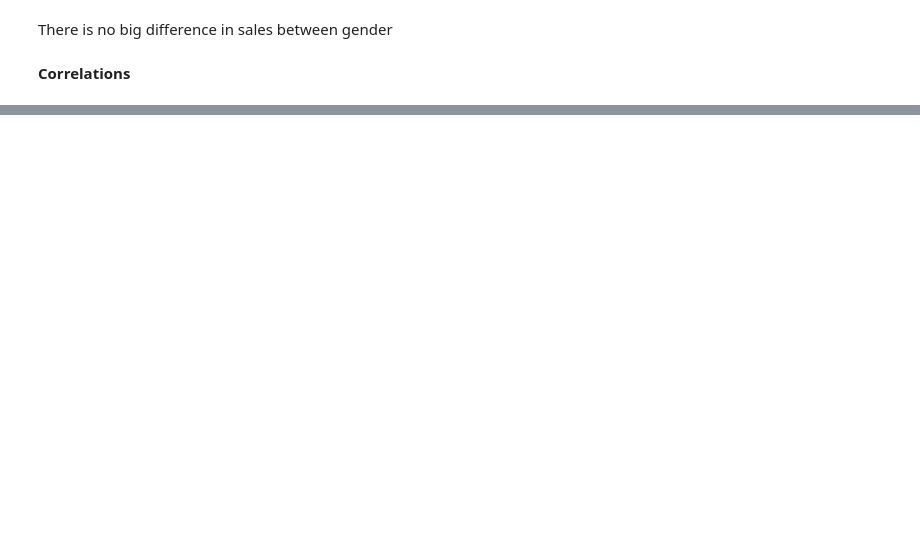
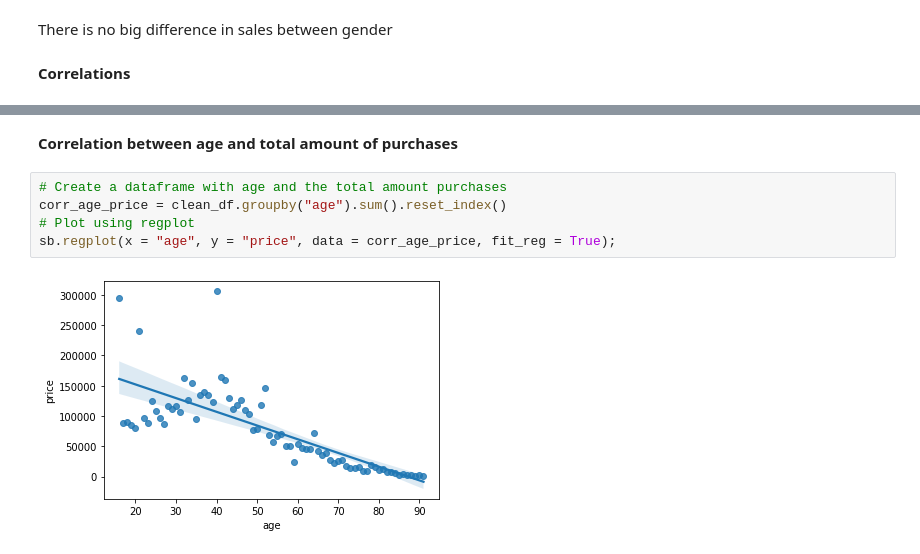
Before and after one commit to furawa/OC_data_analyst_projects, a Jupyter notebook: 02_analyze_company_sales/analyze_company_sales.ipynb, the cells around one changed output, grey strips where cells are left out. Saved outputs shown, nothing was run; the diff lists cells and outputs as text; blank space fills up the shorter version.

```diff
--- a/02_analyze_company_sales/analyze_company_sales.ipynb
+++ b/02_analyze_company_sales/analyze_company_sales.ipynb
@@ -498 +502,10 @@ sb.catplot(x = "sex", y = "price", col = "category", kind = "violin" ,split = Tr
+# %% [markdown]
+**Correlation between age and total amount of purchases**
+# %%
+# Create a dataframe with age and the total amount purchases
+corr_age_price = clean_df.groupby("age").sum().reset_index()
+# Plot using regplot
+sb.regplot(x = "age", y = "price", data = corr_age_price, fit_reg = True);
+# %% [output]
+[figure, added]
 # %%
```
Also changed, not shown: parts of 4 cells of this notebook.
